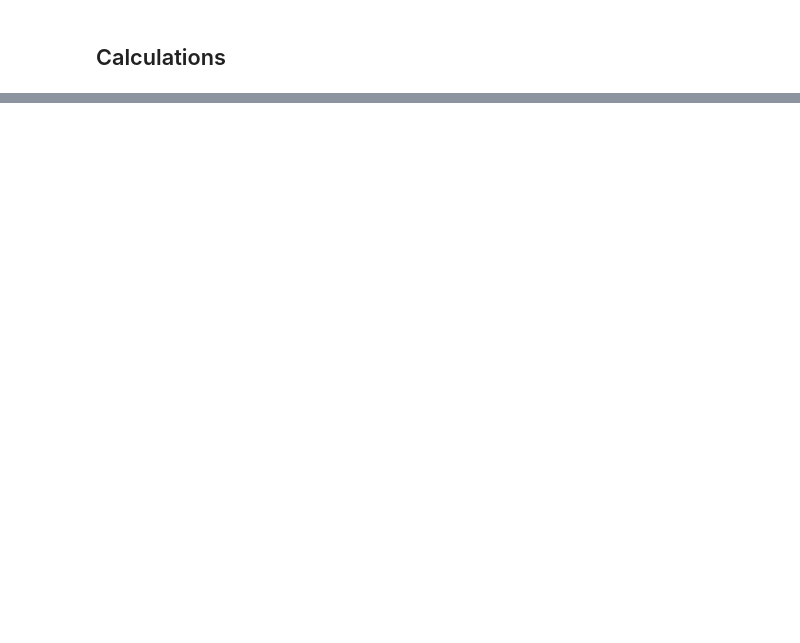
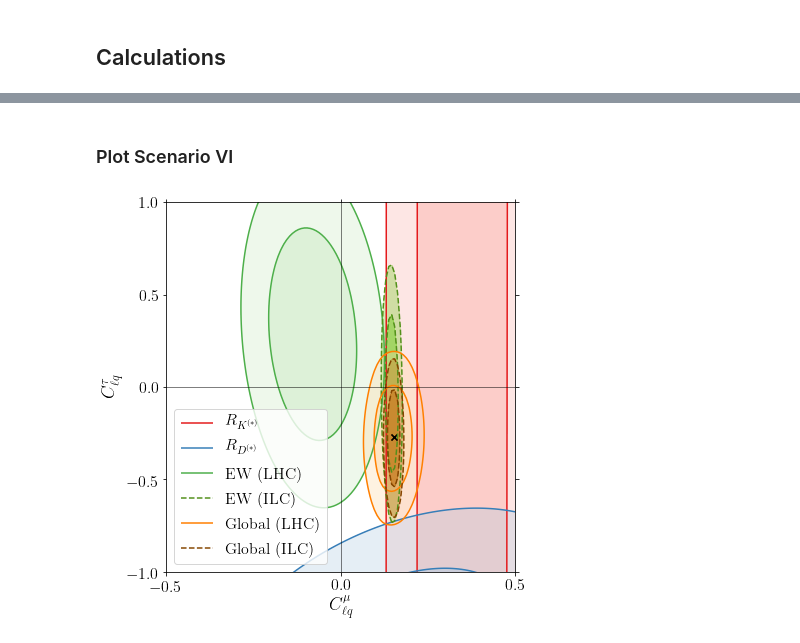
Before and after one commit to Jorge-Alda/SMEFT19, a Jupyter notebook: jupyter/PaperILC/02_LikelihoodFits.ipynb, the cells around one changed output, grey strips where cells are left out. Drawn from its saved outputs; the diff is of its cells as text; code cells hidden in the pictures; blank space fills up the shorter version.

```diff
--- a/jupyter/PaperILC/02_LikelihoodFits.ipynb
+++ b/jupyter/PaperILC/02_LikelihoodFits.ipynb
@@ -60,0 +127,9 @@ GS.save_csv('../../likelihood/likelihood_XI_ILC.dat')
+# %% [markdown]
+### Plot Scenario VI
+# %%
+likelihood_plot(read_meshgrid(['../../likelihood/likelihood_VI.dat', '../../likelihood/likelihood_VI_ILC.dat']),
+                -0.5, 0.5, -1.0, 1.0, [r'$C_{\ell q}^\mu$', r'$C_{\ell q}^\tau$'], locleg='lower left',
+                colors=[0,1,2,ILC_green,4,ILC_brown], bf=[0.152,-0.271], widths=[1.5,]*6,
+                styles=['solid', 'solid', 'solid', 'dashed', 'solid', 'dashed'], fout='../../plots/scVI_ILC')
+# %% [output]
+[figure, added]
```
Also changed, not shown: parts of 18 cells of this notebook, 12 other files.
